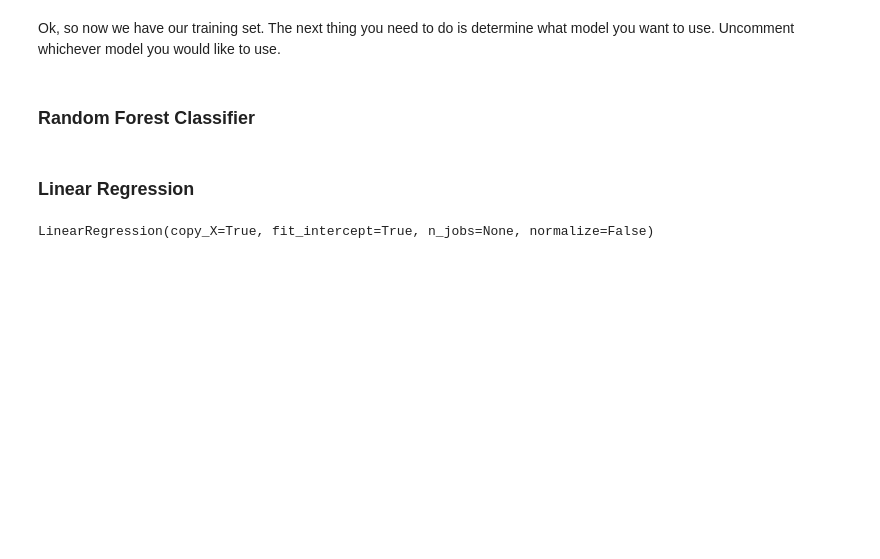
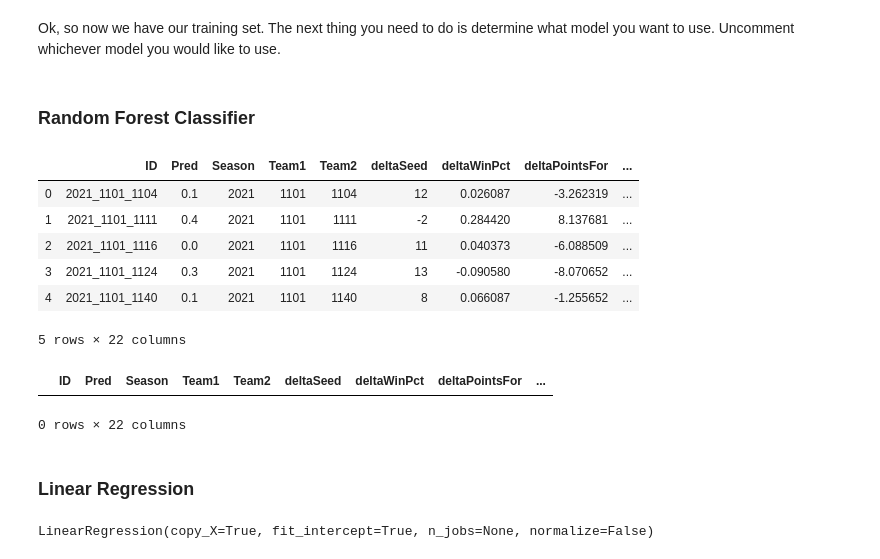
Before and after one commit to C176616/March-Madness-2021, a Jupyter notebook: Part 4 - Stage 2 Predictions.ipynb, the cells around one changed output. Saved outputs shown, nothing was run; the diff lists cells and outputs as text; code cells hidden in the pictures; blank space fills up the shorter version.

```diff
--- a/Part 4 - Stage 2 Predictions.ipynb
+++ b/Part 4 - Stage 2 Predictions.ipynb
@@ -82,6 +82,21 @@ model.fit(X_train, y_train)
 X_pred = training_set_stage2[cols]
 pred = model.predict_proba(X_pred)[:,1]
 training_set_stage2['Pred'] = pred
+# %%
+training_set_stage2.head()
+# %% [output]
+|  | ID | Pred | Season | Team1 | Team2 | deltaSeed | deltaWinPct | deltaPointsFor | ... |
+| 0 | 2021_1101_1104 | 0.1 | 2021 | 1101 | 1104 | 12 | 0.026087 | -3.262319 | ... |
+| 1 | 2021_1101_1111 | 0.4 | 2021 | 1101 | 1111 | -2 | 0.284420 | 8.137681 | ... |
+| 2 | 2021_1101_1116 | 0.0 | 2021 | 1101 | 1116 | 11 | 0.040373 | -6.088509 | ... |
+| 3 | 2021_1101_1124 | 0.3 | 2021 | 1101 | 1124 | 13 | -0.090580 | -8.070652 | ... |
+| 4 | 2021_1101_1140 | 0.1 | 2021 | 1101 | 1140 | 8 | 0.066087 | -1.255652 | ... |
+5 rows × 22 columns
+# %%
+training_set_stage2[training_set_stage2['ID']==gid]
+# %% [output]
+|  | ID | Pred | Season | Team1 | Team2 | deltaSeed | deltaWinPct | deltaPointsFor | ... |
+0 rows × 22 columns
 # %% [markdown]
 ### Linear Regression
 # %%
```
Also changed, not shown: parts of 1 cell of this notebook, 29 other files.
